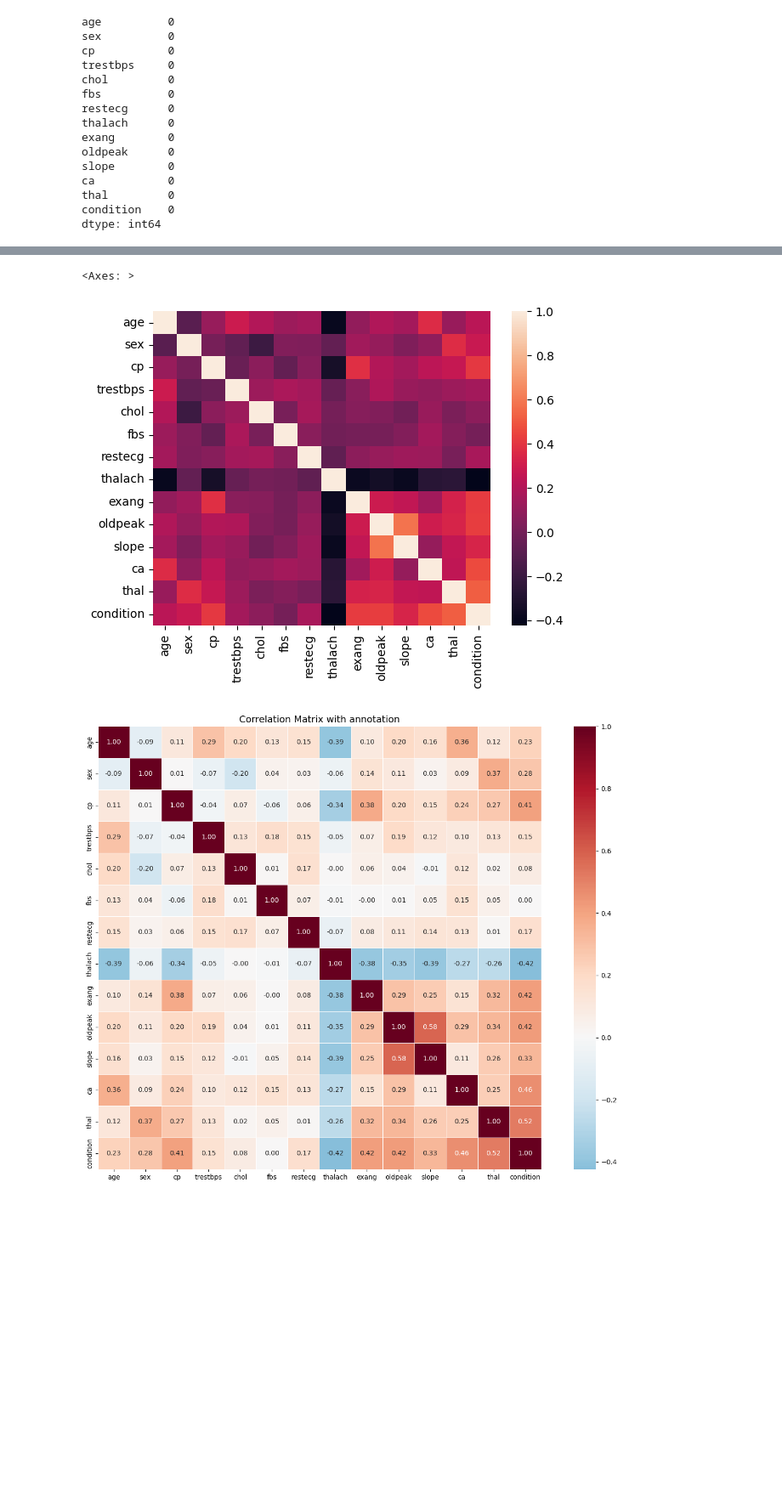
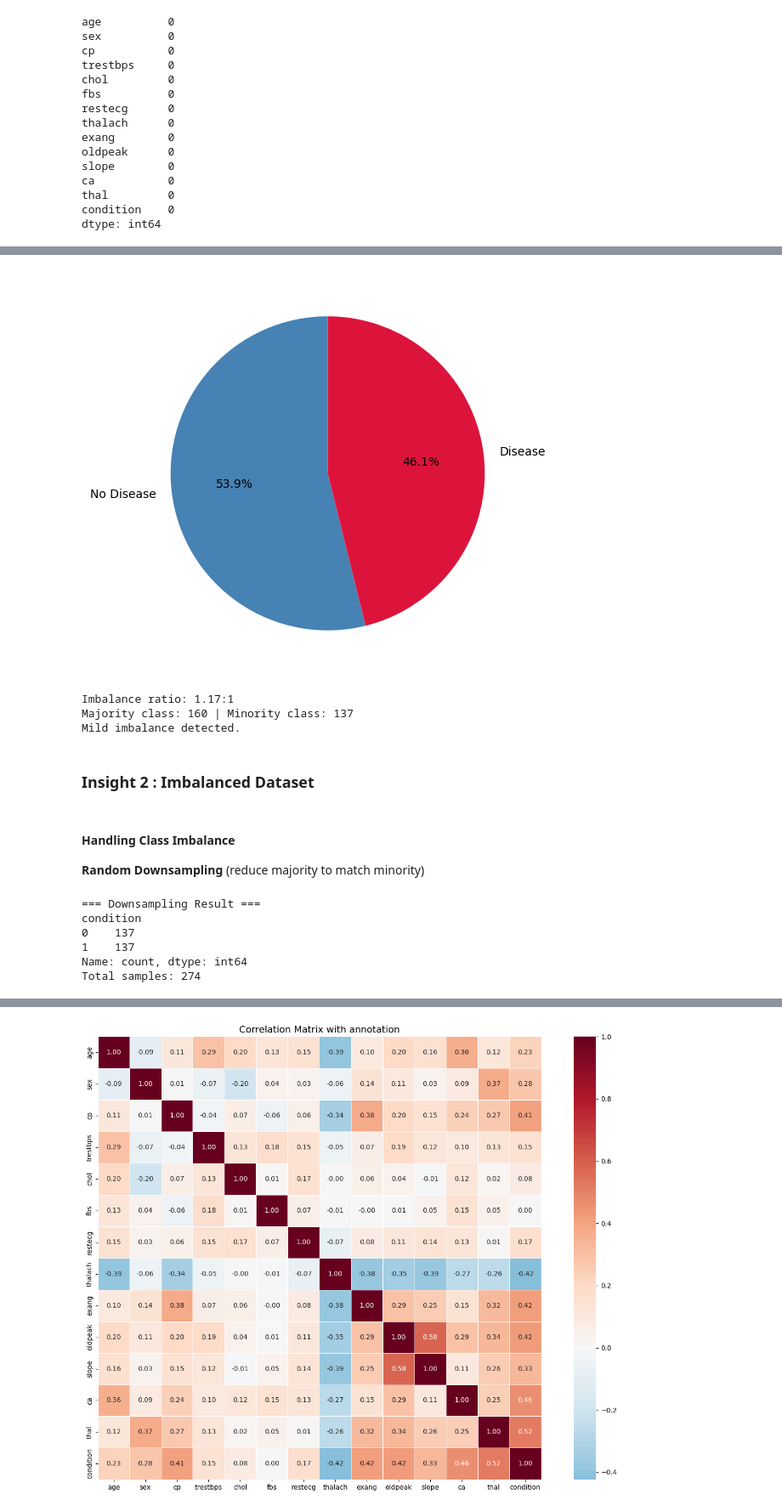
Before and after one commit to Chandramuhilan/Akaike-ML-Challenge-Problem-A, a Jupyter notebook: notebooks/solutions.ipynb, the cells around one changed output, grey strips where cells are left out. Shown at 85% size. Cells and saved outputs as stored; diff of their text form; code cells hidden in the pictures; blank space fills up the shorter version.

```diff
--- a/notebooks/solutions.ipynb
+++ b/notebooks/solutions.ipynb
@@ -51,0 +69,5 @@ dtype: int64
+# %%
+class_counts = df['condition'].value_counts()
+print(class_counts)
+print("\nClass balance (proportions):")
+print(df['condition'].value_counts(normalize=True))
@@ -52,3 +85,49 @@ dtype: int64
+# %%
+plt.pie(class_counts.values, labels=['No Disease', 'Disease'],
+            autopct='%1.1f%%', colors=['steelblue', 'crimson'], startangle=90)
+plt.show()
+
+# Imbalance ratio
+majority = class_counts.max()
+minority = class_counts.min()
+imbalance_ratio = majority / minority
+print(f"\nImbalance ratio: {imbalance_ratio:.2f}:1")
+print(f"Majority class: {majority} | Minority class: {minority}")
+if imbalance_ratio > 1.5:
+    print("Significant class imbalance detected.")
+else:
+    print("Mild imbalance detected.")
+# %% [output]
+[figure, added]
+Imbalance ratio: 1.17:1
+Majority class: 160 | Minority class: 137
+Mild imbalance detected.
+# %% [markdown]
+### Insight 2 : Imbalanced Dataset
+# %% [markdown]
+#### Handling Class Imbalance
+ **Random Downsampling** (reduce majority to match minority)
+# %%
+from imblearn.over_sampling import SMOTE
+from sklearn.utils import resample
+
+df_majority = df[df['condition'] == 0]
+df_minority = df[df['condition'] == 1]
+
+df_majority_down = resample(df_majority, replace=False,
+                            n_samples=len(df_minority), random_state=42)
+df_downsampled = pd.concat([df_majority_down, df_minority])
+
+print("=== Downsampling Result ===")
+print(df_downsampled['condition'].value_counts())
+print(f"Total samples: {len(df_downsampled)}")
+# %% [output]
+=== Downsampling Result ===
+condition
+0    137
+1    137
+Name: count, dtype: int64
+Total samples: 274
 # %%
 df.corr()
 # %% [output]
@@ -67,11 +146,6 @@ df.corr()
 | ca | 0.362210 | 0.091925 | 0.235644 | 0.097954 | 0.115945 | 0.152086 | 0.129021 | -0.268727 | 0.148232 | 0.294452 | 0.109761 | ... |
 | thal | 0.120795 | 0.370556 | 0.266275 | 0.130612 | 0.023441 | 0.051038 | 0.013612 | -0.258386 | 0.323268 | 0.336809 | 0.260096 | ... |
 | condition | 0.227075 | 0.278467 | 0.408945 | 0.153490 | 0.080285 | 0.003167 | 0.166343 | -0.423817 | 0.421355 | 0.424052 | 0.333049 | ... |
-# %%
-sns.heatmap(df.corr())
-# %% [output]
-<Axes: >
-[figure, removed]
 # %%
 plt.figure(figsize=(14, 10))
 sns.heatmap(df.corr(), annot=True, fmt='.2f', cmap='RdBu_r', center=0,
```
Also changed, not shown: parts of 18 cells of this notebook, 6 other files.
